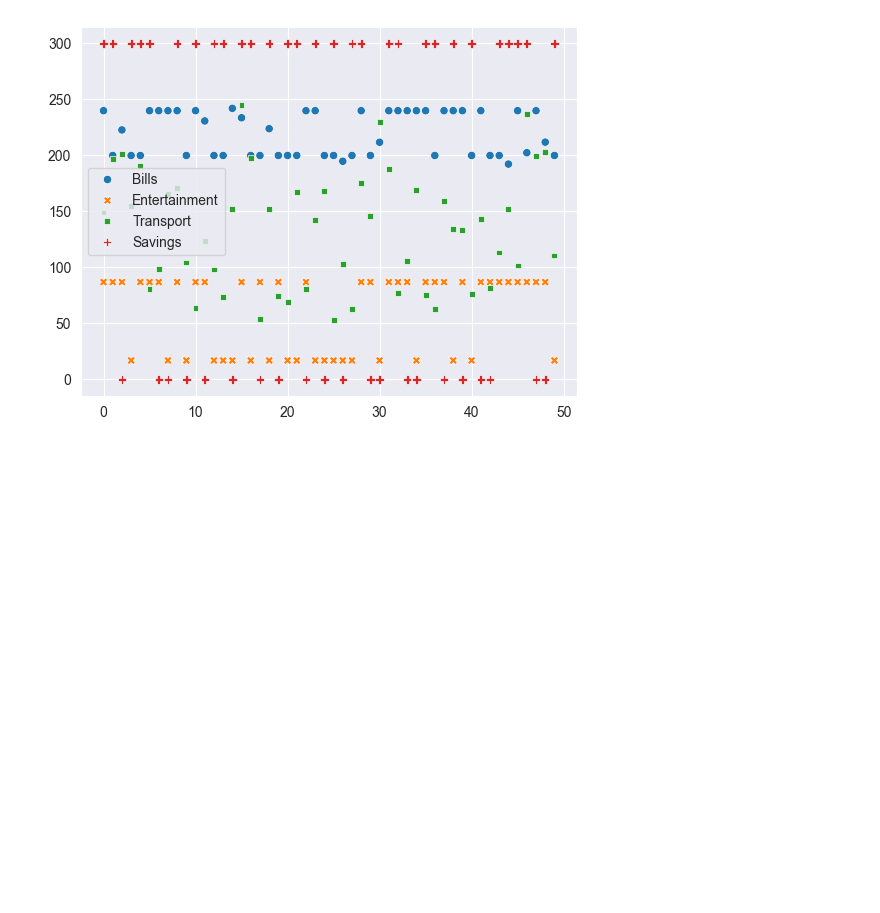
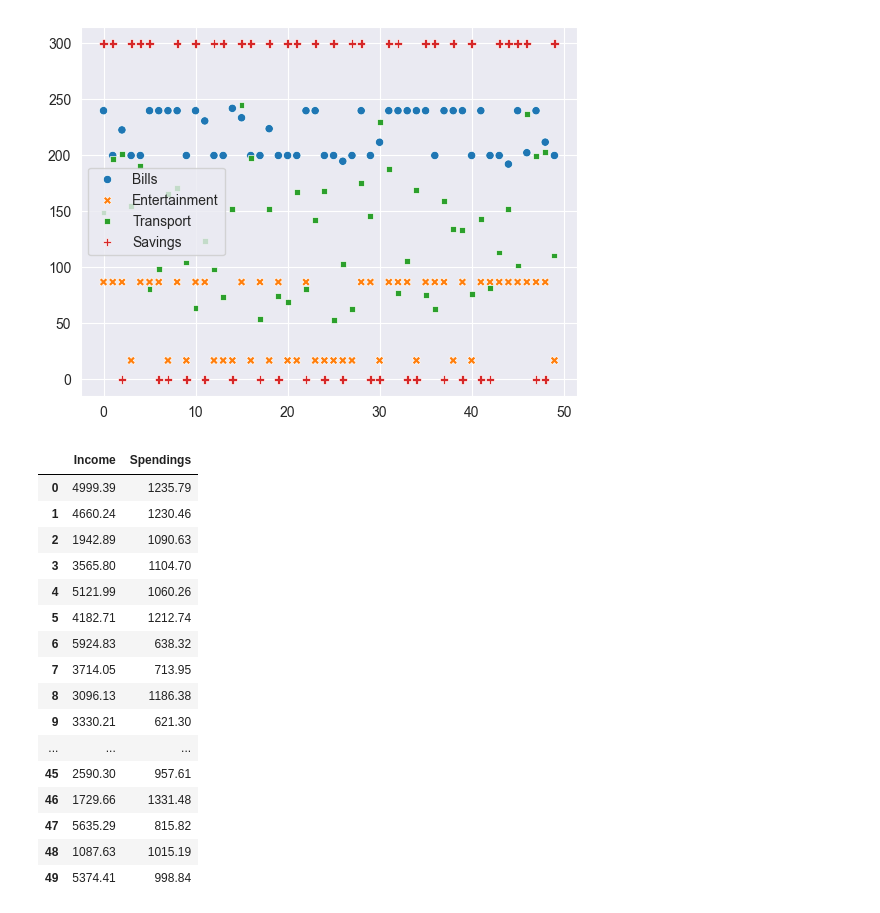
Before and after one commit to MerMer12345/MachineLearningAssignment, a Jupyter notebook: main.ipynb, the cells around one changed output. Saved outputs shown, nothing was run; the diff lists cells and outputs as text; code cells hidden in the pictures; blank space fills up the shorter version.

```diff
--- a/main.ipynb
+++ b/main.ipynb
@@ -129,3 +129,29 @@ sns.scatterplot(data = df_corrdata)
 # %% [output]
 <Axes: >
 [figure]
+# %%
+df.fillna(0, inplace=True)
+df_KmeansData = {
+    'Income' : df['Monthly Income (£)'],
+    'Spendings' : df['Electricity Bill (£)'] + df['Gas Bill (£)'] + df['Netflix (£)'] + df['Amazon Prime (£)'] + df['Groceries (£)'] + df['Transportation (£)'] + df['Water Bill (£)'] + df['Sky Sports (£)'] + df['Other Expenses (£)'] + df['Savings for Property (£)'] + df['Monthly Outing (£)']
+}
+df_KmeansData = pd.DataFrame(df_KmeansData)
+df_KmeansData
+# %% [output]
+|  | Income | Spendings |
+| 0 | 4999.39 | 1235.79 |
+| 1 | 4660.24 | 1230.46 |
+| 2 | 1942.89 | 1090.63 |
+| 3 | 3565.80 | 1104.70 |
+| 4 | 5121.99 | 1060.26 |
+| 5 | 4182.71 | 1212.74 |
+| 6 | 5924.83 | 638.32 |
+| 7 | 3714.05 | 713.95 |
+| 8 | 3096.13 | 1186.38 |
+| 9 | 3330.21 | 621.30 |
+| ... | ... | ... |
+| 45 | 2590.30 | 957.61 |
+| 46 | 1729.66 | 1331.48 |
+| 47 | 5635.29 | 815.82 |
+| 48 | 1087.63 | 1015.19 |
+| 49 | 5374.41 | 998.84 |
```
Also changed, not shown: parts of 3 cells of this notebook.
